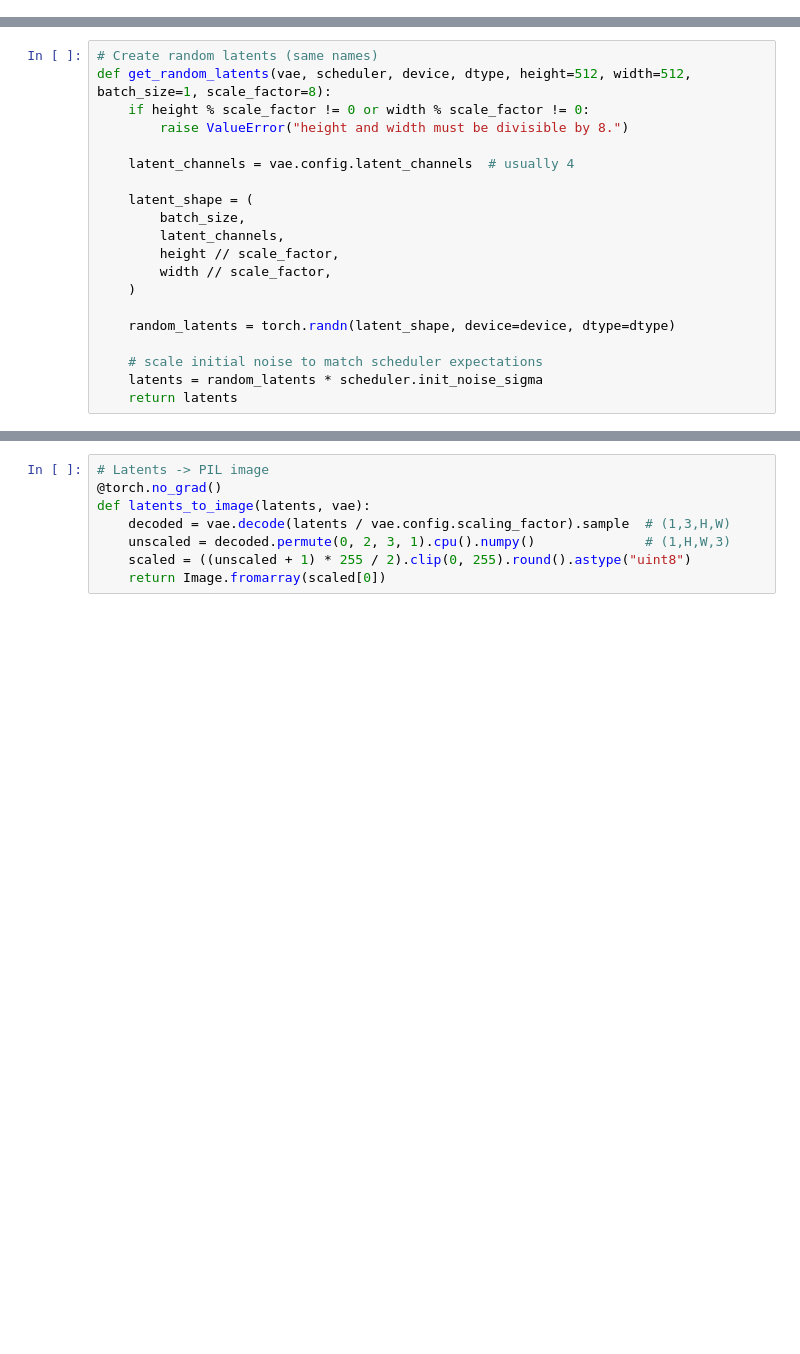
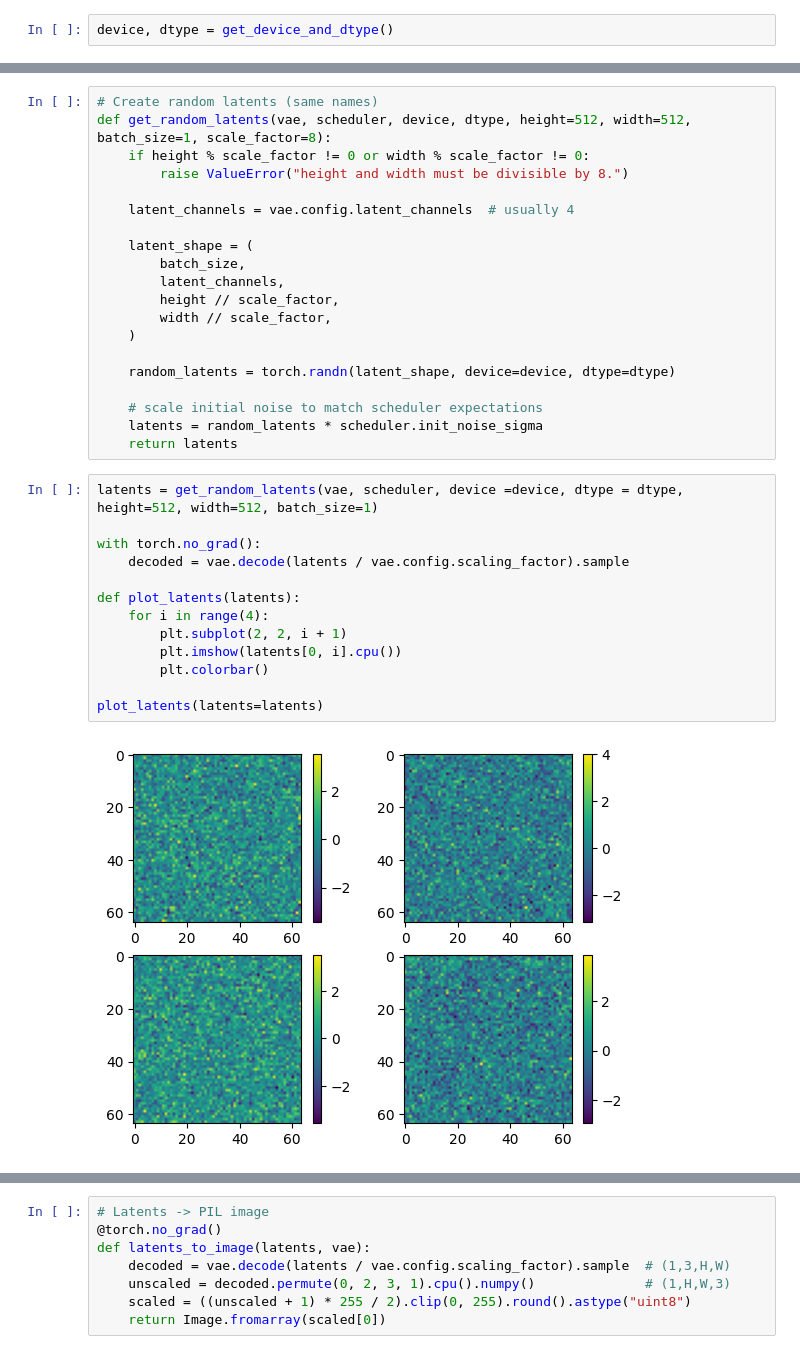
Before and after one commit to IkleelyuneeQ/text_image_gen, a Jupyter notebook: diffusion_book.ipynb, the cells around one changed output, grey strips where cells are left out. Cells and saved outputs as stored; diff of their text form; blank space fills up the shorter version.

```diff
--- a/diffusion_book.ipynb
+++ b/diffusion_book.ipynb
@@ -15,4 +16,6 @@ def get_device_and_dtype():
     return device, dtype
+# %%
+device, dtype = get_device_and_dtype()
 # %%
 # Load models (same names-
 def load_models(model_id: str, device: str, dtype: torch.dtype):
@@ -83,4 +104,19 @@ def get_random_latents(vae, scheduler, device, dtype, height=512, width=512, bat
     # scale initial noise to match scheduler expectations
     latents = random_latents * scheduler.init_noise_sigma
     return latents
+# %%
+latents = get_random_latents(vae, scheduler, device =device, dtype = dtype, height=512, width=512, batch_size=1)
+
+with torch.no_grad():
+    decoded = vae.decode(latents / vae.config.scaling_factor).sample
+
+def plot_latents(latents):
+    for i in range(4):
+        plt.subplot(2, 2, i + 1)
+        plt.imshow(latents[0, i].cpu())
+        plt.colorbar()
+
+plot_latents(latents=latents)
+# %% [output]
+[figure, added]
 # %%
```
Also changed, not shown: parts of 11 cells of this notebook, 1 other file.
